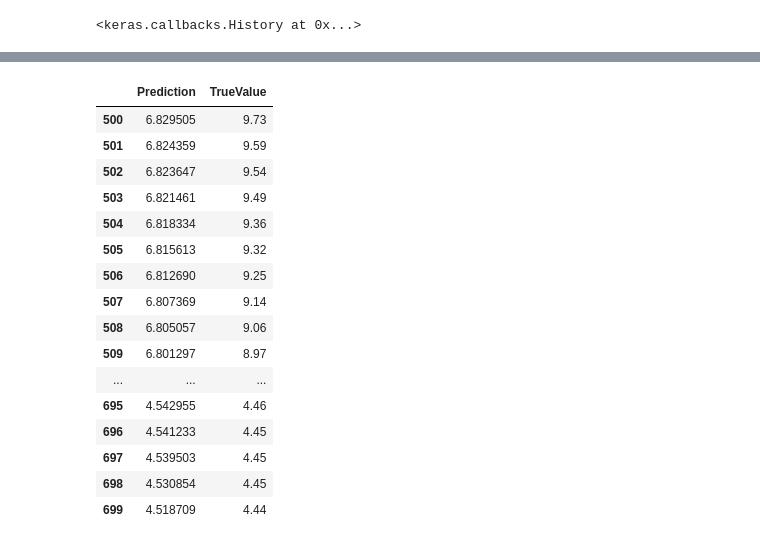
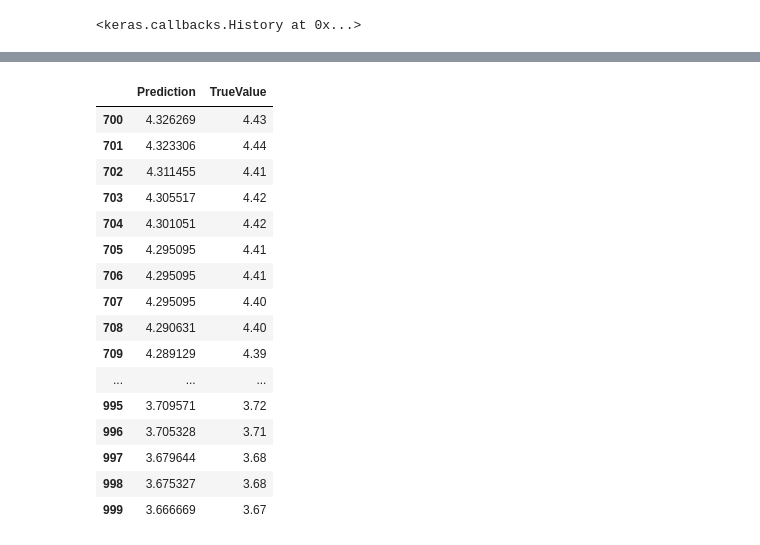
Before and after one commit to jt-hunter/River_data_scrap, a Jupyter notebook: Modeling Analysis.ipynb, the cells around one changed output, grey strips where cells are left out. Cells and saved outputs as stored; diff of their text form; code cells hidden in the pictures.

```diff
--- a/Modeling Analysis.ipynb
+++ b/Modeling Analysis.ipynb
@@ -110,6 +117,6 @@ model_17hrs.compile(optimizer = 'adam', loss = 'mean_squared_error', metrics = '
 # %%
 # Train
-model_17hrs.fit(X_train_17hrs , Y_train, epochs=50, verbose=0)
+model_17hrs.fit(X_train_17hrs , Y_train, epochs=150, verbose=0)
 # %% [output]
 <keras.callbacks.History at 0x...>
 # %%
@@ -122,25 +131,25 @@ compare_df['TrueValue'] = Y_test.values
 # but the compare_df got its index form the prediction so it starts at 0 unlike Y_test
 # so it only matches up rows correctly when the indexes match, which is few
 # %%
-compare_df.iloc[500:700, :]
+compare_df.iloc[700:1000, :]
 # %% [output]
 |  | Prediction | TrueValue |
-| 500 | 6.829505 | 9.73 |
-| 501 | 6.824359 | 9.59 |
-| 502 | 6.823647 | 9.54 |
-| 503 | 6.821461 | 9.49 |
-| 504 | 6.818334 | 9.36 |
-| 505 | 6.815613 | 9.32 |
-| 506 | 6.812690 | 9.25 |
-| 507 | 6.807369 | 9.14 |
-| 508 | 6.805057 | 9.06 |
-| 509 | 6.801297 | 8.97 |
+| 700 | 4.326269 | 4.43 |
+| 701 | 4.323306 | 4.44 |
+| 702 | 4.311455 | 4.41 |
+| 703 | 4.305517 | 4.42 |
+| 704 | 4.301051 | 4.42 |
+| 705 | 4.295095 | 4.41 |
+| 706 | 4.295095 | 4.41 |
+| 707 | 4.295095 | 4.40 |
+| 708 | 4.290631 | 4.40 |
+| 709 | 4.289129 | 4.39 |
 | ... | ... | ... |
-| 695 | 4.542955 | 4.46 |
-| 696 | 4.541233 | 4.45 |
-| 697 | 4.539503 | 4.45 |
-| 698 | 4.530854 | 4.45 |
-| 699 | 4.518709 | 4.44 |
+| 995 | 3.709571 | 3.72 |
+| 996 | 3.705328 | 3.71 |
+| 997 | 3.679644 | 3.68 |
+| 998 | 3.675327 | 3.68 |
+| 999 | 3.666669 | 3.67 |
 # %%
 # not good enough
 # need to add more features, like past 3 obs.
```
Also changed, not shown: parts of 6 cells of this notebook.
